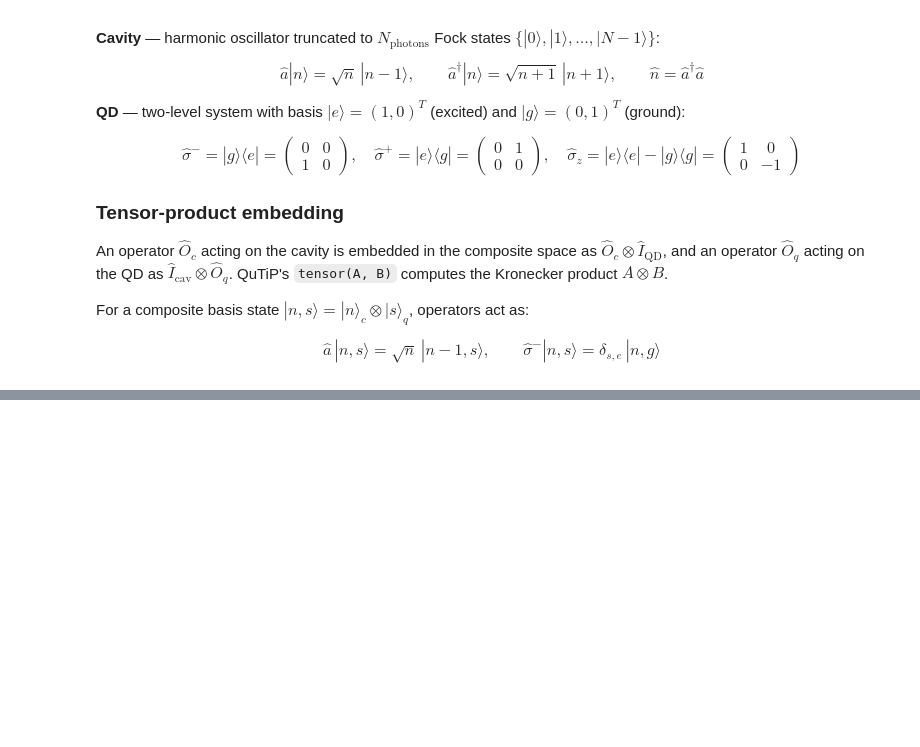
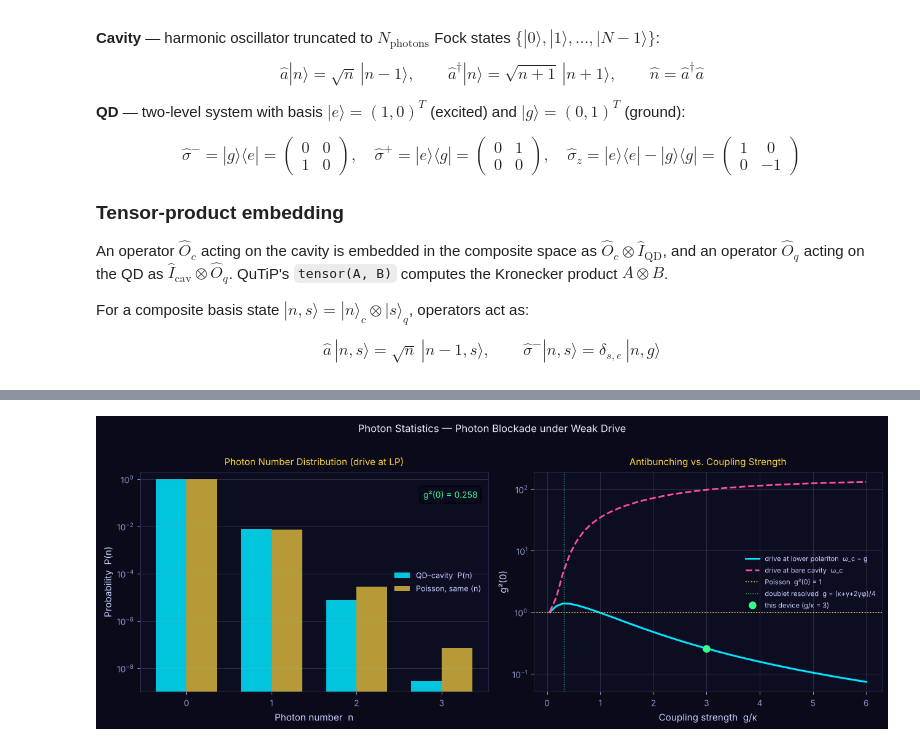
Before and after one commit to SharonXal/Open-Quantum-Dynamics-Simulation, a Jupyter notebook: qd_cavity_QED.ipynb, the cells around one changed output, grey strips where cells are left out. Saved outputs shown, nothing was run; the diff lists cells and outputs as text; code cells hidden in the pictures; blank space fills up the shorter version.

```diff
--- a/qd_cavity_QED.ipynb
+++ b/qd_cavity_QED.ipynb
@@ -1235,0 +811,18 @@ resolved in QD–photonic-crystal systems by Yoshie *et al.* (2004) and Reithmai
+# %%
+# =============================================================================
+# PHOTON NUMBER STATISTICS (DRIVE AT LOWER POLARITON)
+# =============================================================================
+ns = np.arange(N_PHOTONS)
+pn = np.array([rho_cavity[n, n].real for n in ns])
+
+mean_n  = np.sum(ns * pn)
+var_n   = np.sum(ns**2 * pn) - mean_n**2
+fano    = var_n / mean_n
+g2_zero = np.sum(ns * (ns - 1) * pn) / mean_n**2
+
+poisson_ref = np.array([np.exp(-mean_n) * mean_n**n / math.factorial(n) for n in ns])
+
+print(f"⟨n̂⟩                  = {mean_n:.4e}")
+print(f"Fano factor F         = {fano:.5f}   (= 1 + ⟨n⟩[g²(0)−1] = {1 + mean_n*(g2_zero-1):.5f})")
+print(f"g²(0)                 = {g2_zero:.3f}   ({'antibunched' if g2_zero < 1 else 'bunched'})")
+print(f"P(2) / P_Poisson(2)   = {pn[2]/poisson_ref[2]:.3f}   (two-photon suppression)")
@@ -1235,0 +834,69 @@ resolved in QD–photonic-crystal systems by Yoshie *et al.* (2004) and Reithmai
+# %%
+# =============================================================================
+# PLOT — PHOTON NUMBER DISTRIBUTION AND g²(0) vs g/κ
+# =============================================================================
+fig, axes = plt.subplots(1, 2, figsize=(13, 5), facecolor='#0a0a18')
+
+# Panel (a) — P(n) vs Poisson reference (log scale: P(2) ~ 10⁻⁵)
+ax = axes[0]
+ax.set_facecolor('#0d0d22')
+n_show = 4
+ax.bar(ns[:n_show] - 0.18, pn[:n_show], width=0.36, color='#00e5ff', alpha=0.85,
+       label='QD–cavity  P(n)')
+ax.bar(ns[:n_show] + 0.18, poisson_ref[:n_show], width=0.36, color='#ffd740', alpha=0.7,
+       label=f'Poisson, same ⟨n⟩')
+ax.set_yscale('log')
+ax.set_ylim(1e-9, 2)
+ax.set_xticks(ns[:n_show])
+ax.set_xlabel('Photon number  n', color='#c8d0ff', fontsize=11)
+ax.set_ylabel('Probability  P(n)', color='#c8d0ff', fontsize=11)
+ax.set_title('Photon Number Distribution (drive at LP)', color='#ffd740', fontsize=11, pad=8)
+ax.tick_params(colors='#8890cc')
+ax.spines[:].set_edgecolor('#2a2a4a')
+ax.legend(fontsize=9, labelcolor='#c8d0ff', framealpha=0)
+ax.grid(True, alpha=0.2, axis='y')
+ax.text(0.97, 0.92, f'g²(0) = {g2_zero:.3f}', transform=ax.transAxes,
+        ha='right', va='top', color='#39ff8a', fontsize=10,
+        bbox=dict(boxstyle='round,pad=0.4', facecolor='#0a0a20', alpha=0.85))
+
+# Panel (b) — g²(0) vs g/κ for two drive frequencies, same weak drive ε = 0.05κ
+g_scan = np.linspace(0.05, 6, 48) * kappa
+g2_LP, g2_C = [], []
+for gv in g_scan:
+    Hg = gv * (a.dag()*sm + a*sp)
+    for DL, store in [(-gv, g2_LP), (0.0, g2_C)]:
+        r  = qt.steadystate(Hg - DL * N_op + eps_drive * (a + a.dag()), c_ops)
+        nn = qt.expect(a.dag()*a, r)
+        store.append(qt.expect(a.dag()*a.dag()*a*a, r) / nn**2)
+g2_LP, g2_C = np.array(g2_LP), np.array(g2_C)
+
+ax2 = axes[1]
+ax2.set_facecolor('#0d0d22')
+g_norm = g_scan / kappa
+ax2.semilogy(g_norm, g2_LP, color='#00e5ff', lw=2.2, label='drive at lower polariton  ω_c − g')
+ax2.semilogy(g_norm, g2_C,  color='#ff4fa0', lw=2.0, ls='--', label='drive at bare cavity  ω_c')
+ax2.axhline(1.0, color='#ffd740', lw=1.2, ls=':', label='Poisson  g²(0) = 1')
+g_res = (kappa + gamma + 2*gamma_phi) / 4
+ax2.axvline(g_res/kappa, color='#39ff8a', lw=1, ls=':', alpha=0.8,
+            label='doublet resolved  g = (κ+γ+2γφ)/4')
+ax2.plot(g/kappa, g2_zero, 'o', color='#39ff8a', ms=8, label=f'this device (g/κ = {g/kappa:.0f})')
+ax2.set_xlabel('Coupling strength  g/κ', color='#c8d0ff', fontsize=11)
+ax2.set_ylabel('g²(0)', color='#c8d0ff', fontsize=11)
+ax2.set_title('Antibunching vs. Coupling Strength', color='#ffd740', fontsize=11, pad=8)
+ax2.tick_params(colors='#8890cc')
+ax2.spines[:].set_edgecolor('#2a2a4a')
+ax2.legend(fontsize=8, labelcolor='#c8d0ff', framealpha=0)
+ax2.grid(True, alpha=0.2)
+
+fig.suptitle('Photon Statistics — Photon Blockade under Weak Drive',
+             color='#e8eaff', fontsize=12, y=1.01)
+plt.tight_layout()
+plt.savefig('photon_statistics.png', dpi=140, bbox_inches='tight', facecolor='#0a0a18')
+plt.show()
+
+i1 = np.argmin(abs(g_norm - 1)); i6 = -1
+print(f"Drive at LP : g²(0) = {g2_LP[i1]:.2f} at g/κ≈1,  {g2_LP[i6]:.3f} at g/κ = 6;  "
+      f"max over scan = {g2_LP.max():.2f} at g/κ = {g_norm[np.argmax(g2_LP)]:.2f}")
+print(f"Drive at ω_c: g²(0) = {g2_C[i1]:.1f} at g/κ≈1,  {g2_C[i6]:.0f} at g/κ = 6")
+# %% [output]
+[figure, added]
```
Also changed, not shown: parts of 55 cells of this notebook.
